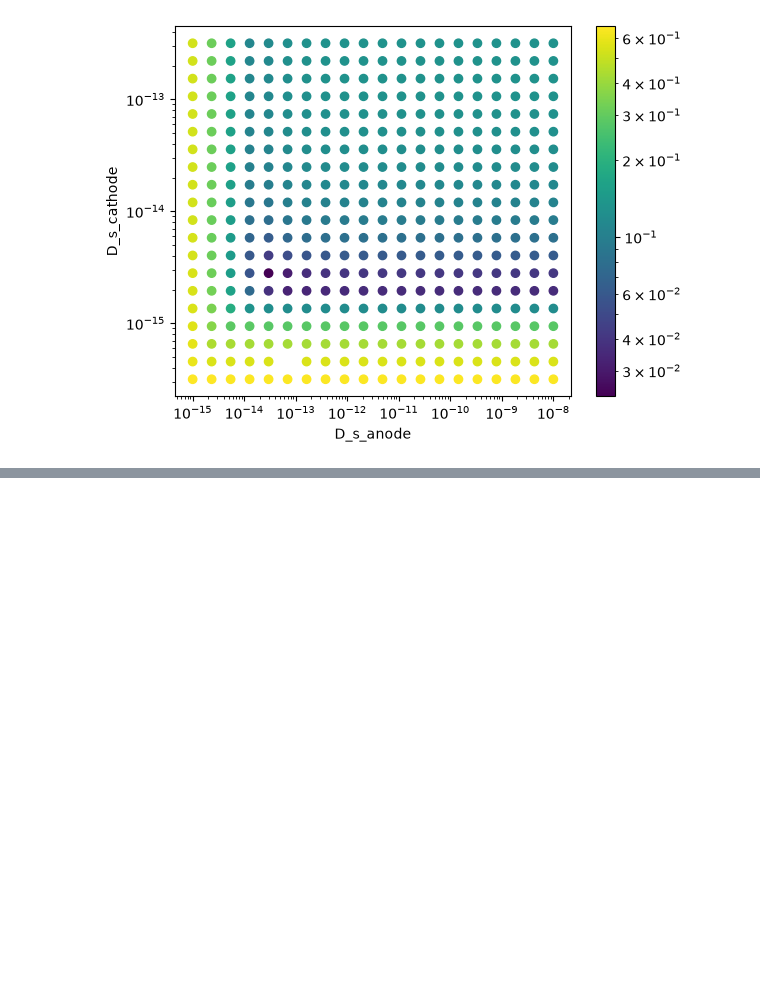
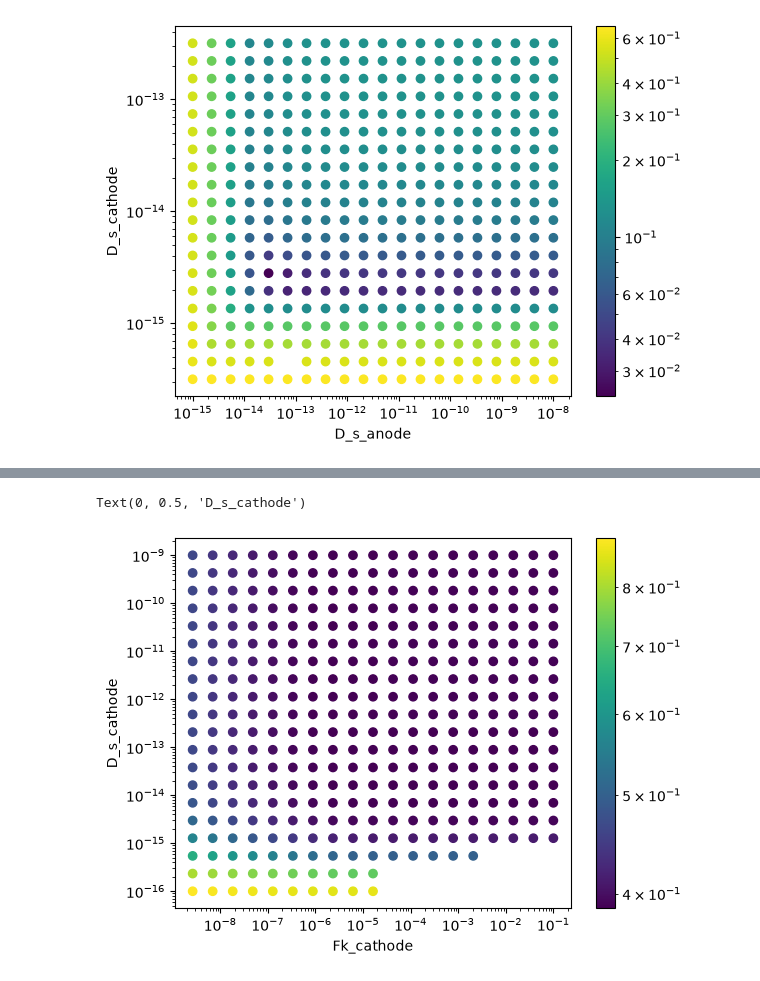
Before and after one commit to mikhailmishurinskikh/LBM, a Jupyter notebook: DC/pybamm/test_full.ipynb, the cells around one changed output, grey strips where cells are left out. Saved outputs shown, nothing was run; the diff lists cells and outputs as text; code cells hidden in the pictures; blank space fills up the shorter version.

```diff
--- a/DC/pybamm/test_full.ipynb
+++ b/DC/pybamm/test_full.ipynb
@@ -391,0 +522,20 @@ Text(0, 0.5, 'D_s_cathode')
+# %%
+from matplotlib.colors import LogNorm
+
+points = list(resDFN.keys())
+rmse = list([i[1] for i in resDFN.values()])
+x, y = zip(*points)
+
+order = np.argsort(rmse)[::-1]
+
+x, y, rmse = np.array(x)[order], np.array(y)[order], np.array(rmse)[order]
+
+plt.figure()
+plt.colorbar(plt.scatter(x, y, c=rmse, norm=LogNorm()))
+plt.xscale("log")
+plt.yscale("log")
+plt.xlabel("Fk_cathode")
+plt.ylabel("D_s_cathode")
+# %% [output]
+Text(0, 0.5, 'D_s_cathode')
+[figure, added]
```
Also changed, not shown: parts of 1 cell of this notebook, 4 other files.
